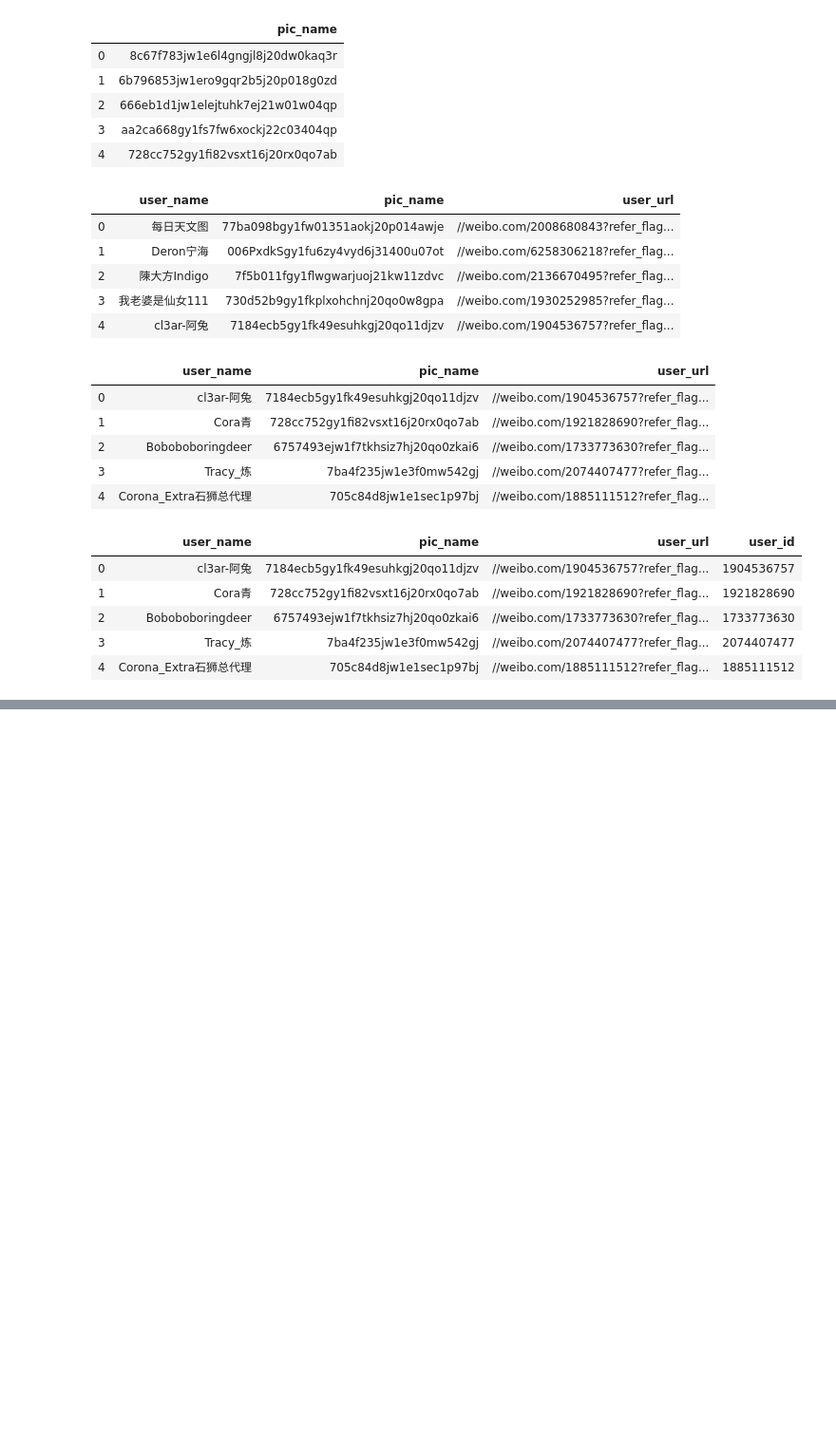
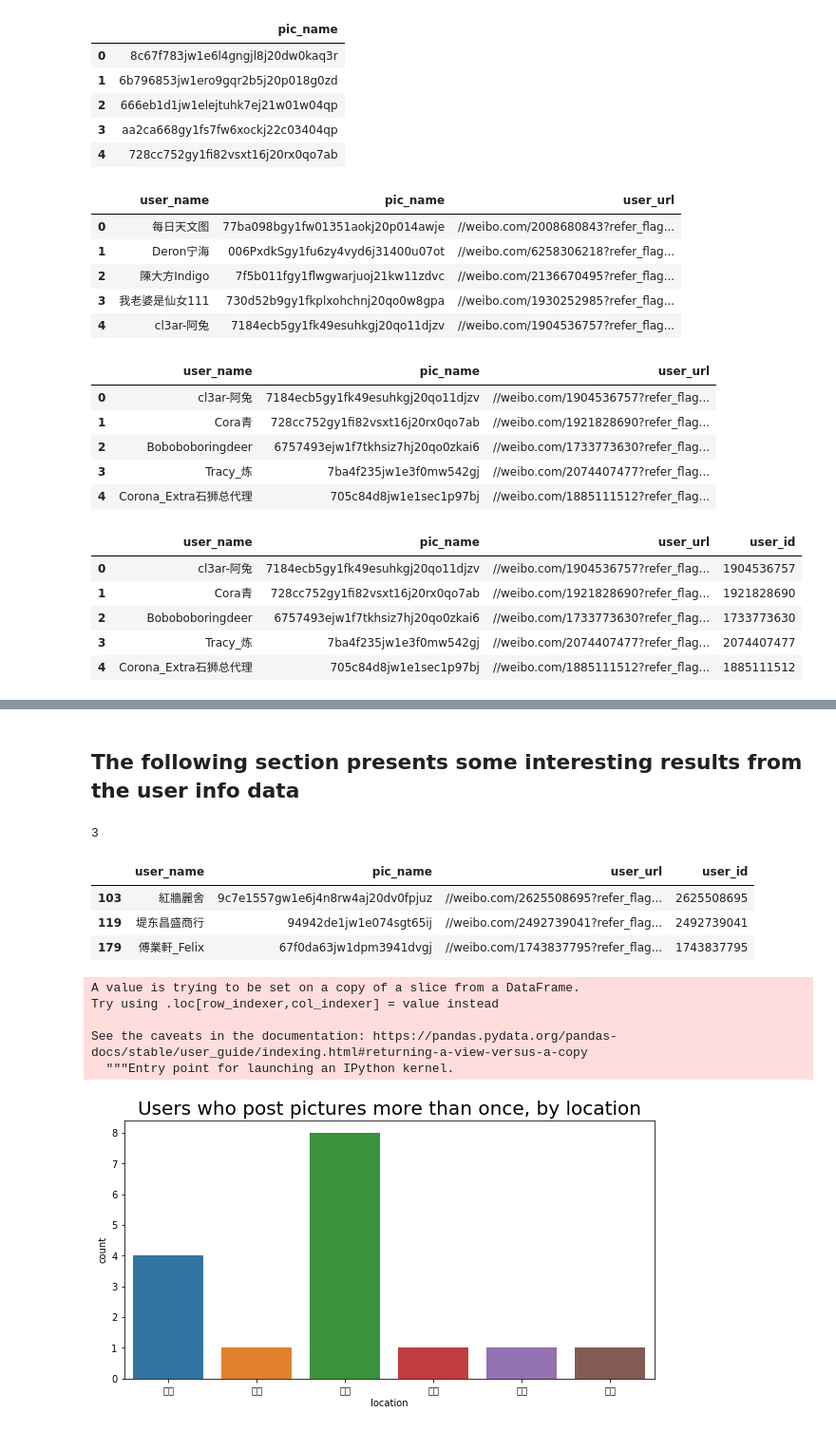
Before and after one commit to 666Chao666/Dashmote, a Jupyter notebook: Dashmote.ipynb, the cells around one changed output, grey strips where cells are left out. Shown at 95% size. Cells and saved outputs as stored; diff of their text form; code cells hidden in the pictures; blank space fills up the shorter version.

```diff
--- a/Dashmote.ipynb
+++ b/Dashmote.ipynb
@@ -320,0 +149,15 @@ def main(use_proxies=False):
+# %% [markdown]
+## The following section presents some interesting results from the user info data
+# %%
+# find users whose info were not loaded correctly
+# number of users missing
+len((targets.user_id).unique()) - df['id'].count()
+# %% [output]
+3
+# %%
+targets[~(targets['user_id'].isin(df.id))]
+# %% [output]
+|  | user_name | pic_name | user_url | user_id |
+| 103 | 紅牆麗舍 | 9c7e1557gw1e6j4n8rw4aj20dv0fpjuz | //weibo.com/2625508695?refer_flag... | 2625508695 |
+| 119 | 堤东昌盛商行 | 94942de1jw1e074sgt65ij | //weibo.com/2492739041?refer_flag... | 2492739041 |
+| 179 | 傅業軒_Felix | 67f0da63jw1dpm3941dvgj | //weibo.com/1743837795?refer_flag... | 1743837795 |
@@ -320,0 +169,20 @@ def main(use_proxies=False):
+# %%
+# frequent postings from target usrs
+freq_user = list((targets['user_id'].value_counts()[targets['user_id'].value_counts() > 1]).index)
+# %%
+# see if they share any things in common
+freq_df = df[df['id'].isin(freq_user)]
+# %%
+freq_df['location'] = freq_df['location'].apply(lambda x: x[0:2]);
+# %% [output]
+A value is trying to be set on a copy of a slice from a DataFrame.
+Try using .loc[row_indexer,col_indexer] = value instead
+
+See the caveats in the documentation: https://pandas.pydata.org/pandas-docs/stable/user_guide/indexing.html#returning-a-view-versus-a-copy
+  """Entry point for launching an IPython kernel.
+# %%
+plt.figure(figsize=(10,5))
+plt.title('Users who post pictures more than once, by location', fontsize=20)
+sns.countplot(x='location', data=freq_df);
+# %% [output]
+[figure, added]
```
Also changed, not shown: parts of 37 cells of this notebook, 4 other files.
